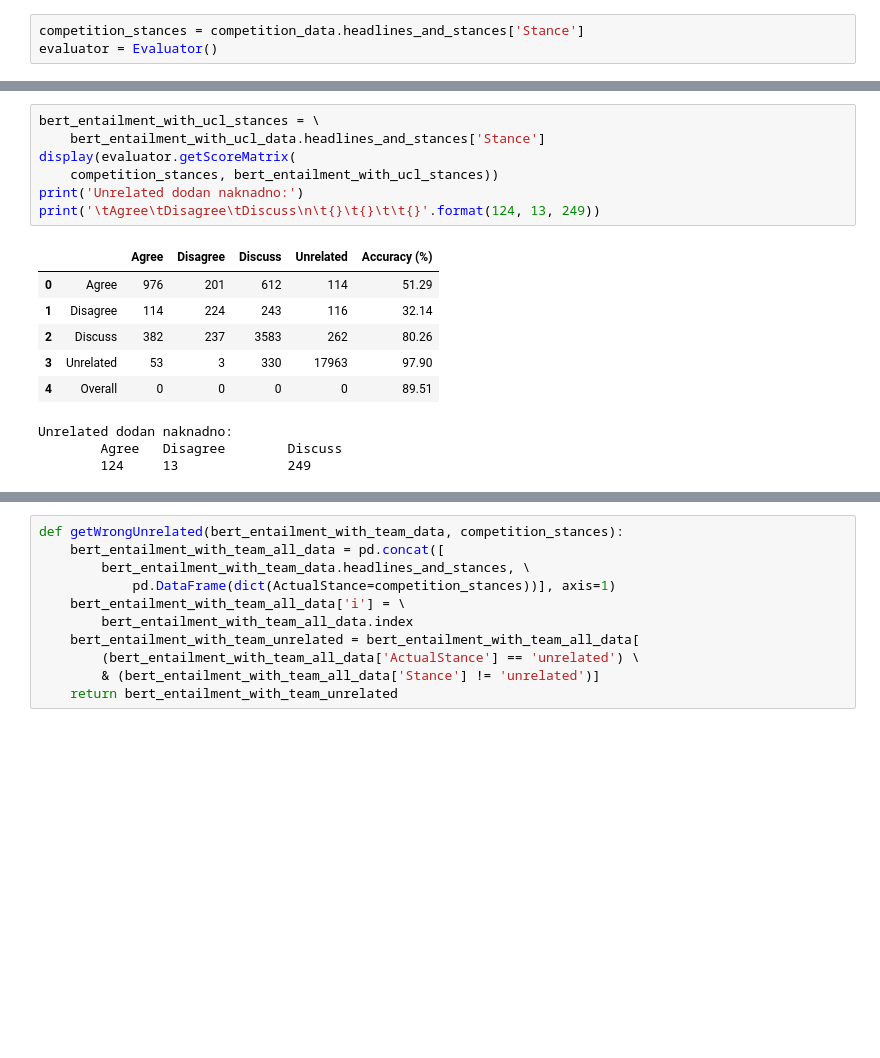
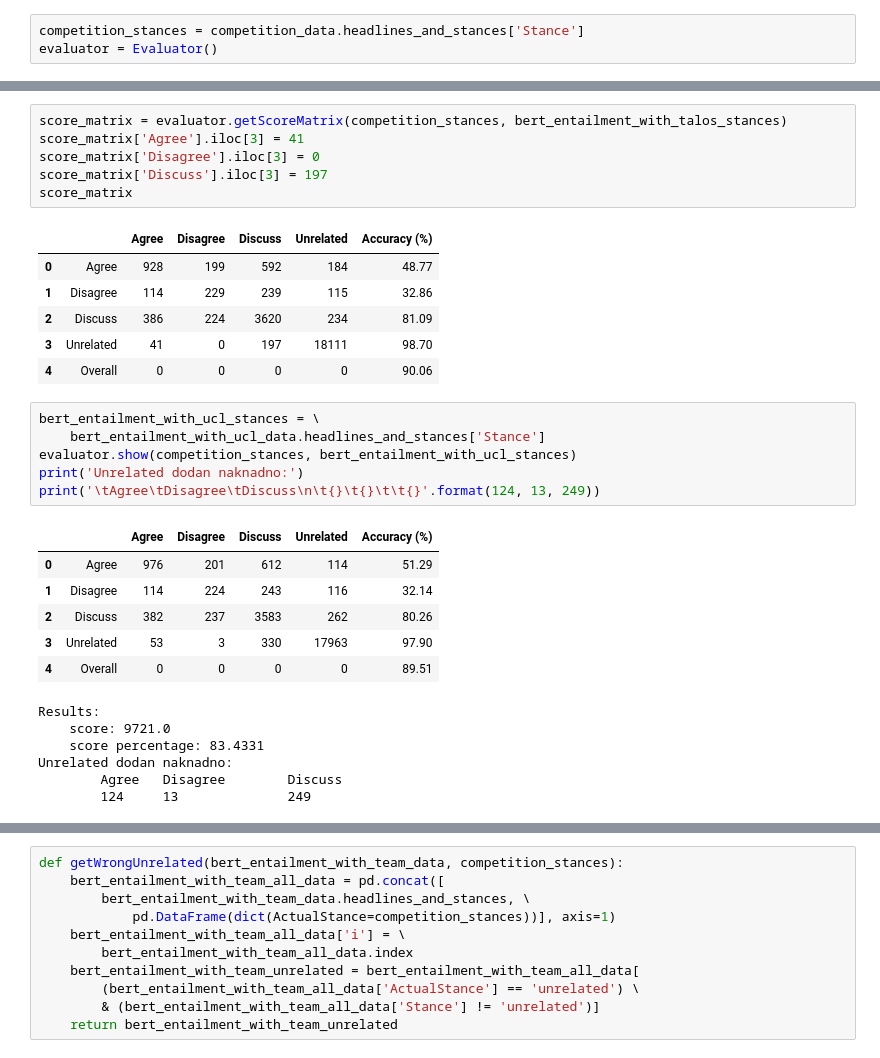
Before and after one commit to 4nds/Strojno_Ucenje_Projekt_FAIR, a Jupyter notebook: src/reproduction/testing_combined.ipynb, the cells around one changed output, grey strips where cells are left out. Cells and saved outputs as stored; diff of their text form; blank space fills up the shorter version.

```diff
--- a/src/reproduction/testing_combined.ipynb
+++ b/src/reproduction/testing_combined.ipynb
@@ -108,11 +125,23 @@ print('\tAgree\tDisagree\tDiscuss\n\t{}\t{}\t\t{}'.format(41, 0, 197))
 Unrelated dodan naknadno:
         Agree   Disagree        Discuss
         41      0               197
+# %%
+score_matrix = evaluator.getScoreMatrix(competition_stances, bert_entailment_with_talos_stances)
+score_matrix['Agree'].iloc[3] = 41
+score_matrix['Disagree'].iloc[3] = 0
+score_matrix['Discuss'].iloc[3] = 197
+score_matrix
+# %% [output]
+|  |  | Agree | Disagree | Discuss | Unrelated | Accuracy (%) |
+| 0 | Agree | 928 | 199 | 592 | 184 | 48.77 |
+| 1 | Disagree | 114 | 229 | 239 | 115 | 32.86 |
+| 2 | Discuss | 386 | 224 | 3620 | 234 | 81.09 |
+| 3 | Unrelated | 41 | 0 | 197 | 18111 | 98.70 |
+| 4 | Overall | 0 | 0 | 0 | 0 | 90.06 |
 # %%
 bert_entailment_with_ucl_stances = \
     bert_entailment_with_ucl_data.headlines_and_stances['Stance']
-display(evaluator.getScoreMatrix(
-    competition_stances, bert_entailment_with_ucl_stances))
+evaluator.show(competition_stances, bert_entailment_with_ucl_stances)
 print('Unrelated dodan naknadno:')
 print('\tAgree\tDisagree\tDiscuss\n\t{}\t{}\t\t{}'.format(124, 13, 249))
 # %% [output]
@@ -122,6 +151,9 @@ print('\tAgree\tDisagree\tDiscuss\n\t{}\t{}\t\t{}'.format(124, 13, 249))
 | 2 | Discuss | 382 | 237 | 3583 | 262 | 80.26 |
 | 3 | Unrelated | 53 | 3 | 330 | 17963 | 97.90 |
 | 4 | Overall | 0 | 0 | 0 | 0 | 89.51 |
+Results:
+    score: 9721.0
+    score percentage: 83.4331
 Unrelated dodan naknadno:
         Agree   Disagree        Discuss
         124     13              249
```
Also changed, not shown: parts of 4 cells of this notebook, 1 other file.
